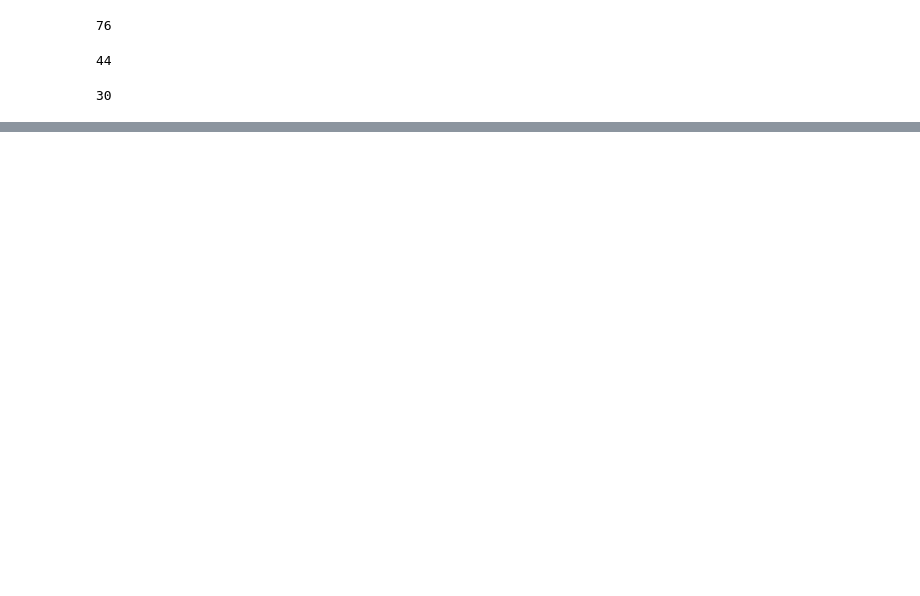
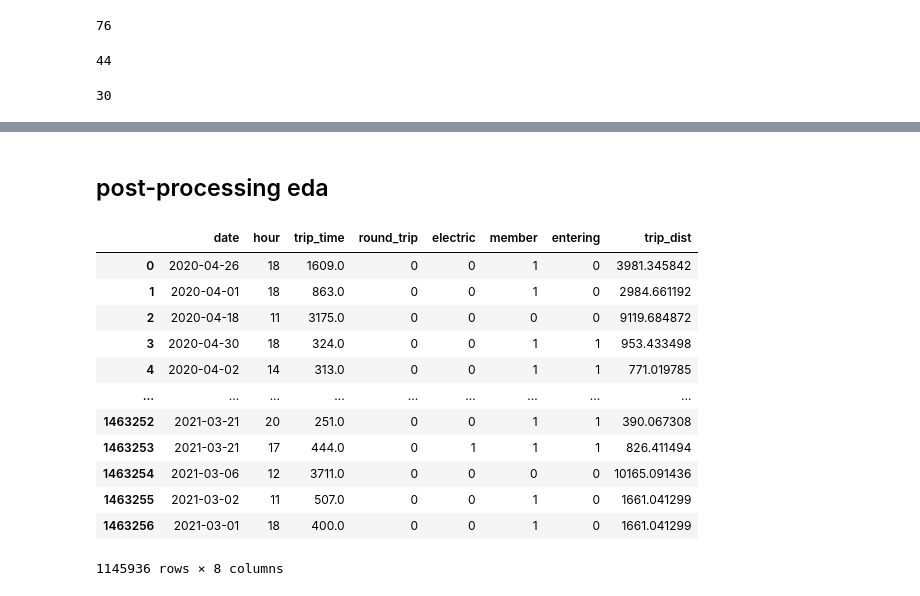
Before and after one commit to nick-kopy/Predicting-Bike-Rental-Station-Traffic, a Jupyter notebook: cap3.ipynb, the cells around one changed output, grey strips where cells are left out. Drawn from its saved outputs; the diff is of its cells as text; code cells hidden in the pictures; blank space fills up the shorter version.

```diff
--- a/cap3.ipynb
+++ b/cap3.ipynb
@@ -35,7 +35,7 @@ def basic_dist(row):
 
     return geodesic(a, b).km * 1000
 # %%
-def station_data(stationid=None, eda=False):
+def station_data(region=None, eda=False):
     '''Loads, preps, and filters data for machine learning'''
 
     # Gather one years worth of data
@@ -47,16 +47,16 @@ def station_data(stationid=None, eda=False):
     for month in [1,2,3]:
         filelist.append('data/2021{:02d}-divvy-tripdata.csv'.format(month))
 
-    usecols = ['started_at', 'ended_at', 'start_station_id', 'end_station_id', 'member_casual', 'rideable_type',
+    usecols = ['started_at', 'ended_at', 'start_station_name', 'end_station_name', 'member_casual', 'rideable_type',
                'start_lat', 'start_lng', 'end_lat', 'end_lng']
 
     for month in filelist:
         lil_df = pd.read_csv(month, usecols=usecols)
 
-        if stationid is not None:
+        if region is not None:
             # filter for specific station
-            mask1 = (lil_df['end_station_id'] == stationid)
-            mask2 = (lil_df['start_station_id'] == stationid)
+            mask1 = (lil_df['end_station_name'].isin(region))
+            mask2 = (lil_df['start_station_name'].isin(region))
             mask = mask1 | mask2
 
             lil_df = lil_df[mask]
@@ -65,7 +65,7 @@ def station_data(stationid=None, eda=False):
 
     df = pd.concat(frames, ignore_index=True)
 
-    # Only relevant missing data is lat/long, warns us if any stations are losing more than 1% from dropping
+    # Only relevant missing data is lat/long, warns us if ever dropping more than 1%
     allrows = df.shape[0]
 
     df = df[df['start_lat'].notna()]
@@ -73,33 +73,35 @@ def station_data(stationid=None, eda=False):
     if allrows/df.shape[0] > 1.01:
         print('NULL WARNING: more than 1% of rows null')
 
-    # might not be necessary, but sort of a df label
     df = df.reset_index(drop=True)
-    df.index = df.index.rename(stationid)
 
     # prepping for machine learning
     df['ended_at'] = pd.to_datetime(df['ended_at'])
     df['started_at'] = pd.to_datetime(df['started_at'])
 
-    df['date'] = pd.to_datetime(df['ended_at'].dt.date)
+    df['date'] = pd.to_datetime(df['ended_at']).dt.date
     df['hour'] = df['ended_at'].dt.hour
+
+    # For some reason each month has a few trips from the upcoming month
+    # change this date if you want to use newer data
+    df = df[df['date'] < pd.to_datetime('2021-04-01')]
 
     # keep all hours for eda, otherwise only use 9am to 8pm (12 hours)
     if eda == False:
-        df = df[df['hour'] <= 21]
+        df = df[df['hour'] <= 20]
         df = df[df['hour'] >= 9]
 
     # daylight savings makes a few negative trip times, a quick approximate fix is okay
     df['trip_time'] = abs((df['ended_at'] - df['started_at']).dt.total_seconds())
 
-    df['round_trip'] = df.apply(lambda x: 1 if x['start_station_id'] == x['end_station_id'] else 0, axis=1)
+    df['round_trip'] = df.apply(lambda x: 1 if x['start_station_name'] == x['end_station_name'] else 0, axis=1)
 
     df['electric'] = df['rideable_type'].apply(lambda x: 1 if x == 'electric_bike' else 0)
 
     df['member'] = df['member_casual'].apply(lambda x: 1 if x == 'member' else 0)
 
     # 1 if bike is coming to station, 0 if leaving. Hopefully useful for ratios
-    df['entering'] = df['end_station_id'].apply(lambda x: 1 if x == stationid else 0)
+    df['entering'] = df['end_station_name'].apply(lambda x: 1 if x in region else 0)
 
     # takes time but is more accurate and in meters. Can convert to euclidean coord dist to save time
     '''UNCOMMENT THIS LATER'''
@@ -108,12 +110,12 @@ def station_data(stationid=None, eda=False):
     dropcols = ['rideable_type', 'member_casual', 'started_at', 'ended_at',
                 'start_lat', 'start_lng', 'end_lat', 'end_lng']
 
-    if stationid is not None:
-        dropcols.append('start_station_id')
-        dropcols.append('end_station_id')
+    if region is not None:
+        dropcols.append('start_station_name')
+        dropcols.append('end_station_name')
 
     df = df.drop(columns=dropcols)
 
-    # Can only use aggregate statistics on the hour
+    # drop rows that leaked in from past march 2021 (who put them there?)
 
     return df
@@ -425,0 +385,2 @@ len(group_f)
+# %% [markdown]
+## post-processing eda
@@ -425,0 +394,18 @@ len(group_f)
+# %%
+df_down = station_data(region=downtown)
+
+df_down
+# %% [output]
+|  | date | hour | trip_time | round_trip | electric | member | entering | trip_dist |
+| 0 | 2020-04-26 | 18 | 1609.0 | 0 | 0 | 1 | 0 | 3981.345842 |
+| 1 | 2020-04-01 | 18 | 863.0 | 0 | 0 | 1 | 0 | 2984.661192 |
+| 2 | 2020-04-18 | 11 | 3175.0 | 0 | 0 | 0 | 0 | 9119.684872 |
+| 3 | 2020-04-30 | 18 | 324.0 | 0 | 0 | 1 | 1 | 953.433498 |
+| 4 | 2020-04-02 | 14 | 313.0 | 0 | 0 | 1 | 1 | 771.019785 |
+| ... | ... | ... | ... | ... | ... | ... | ... | ... |
+| 1463252 | 2021-03-21 | 20 | 251.0 | 0 | 0 | 1 | 1 | 390.067308 |
+| 1463253 | 2021-03-21 | 17 | 444.0 | 0 | 1 | 1 | 1 | 826.411494 |
+| 1463254 | 2021-03-06 | 12 | 3711.0 | 0 | 0 | 0 | 0 | 10165.091436 |
+| 1463255 | 2021-03-02 | 11 | 507.0 | 0 | 0 | 1 | 0 | 1661.041299 |
+| 1463256 | 2021-03-01 | 18 | 400.0 | 0 | 0 | 1 | 0 | 1661.041299 |
+1145936 rows × 8 columns
```
Also changed, not shown: parts of 26 cells of this notebook.
